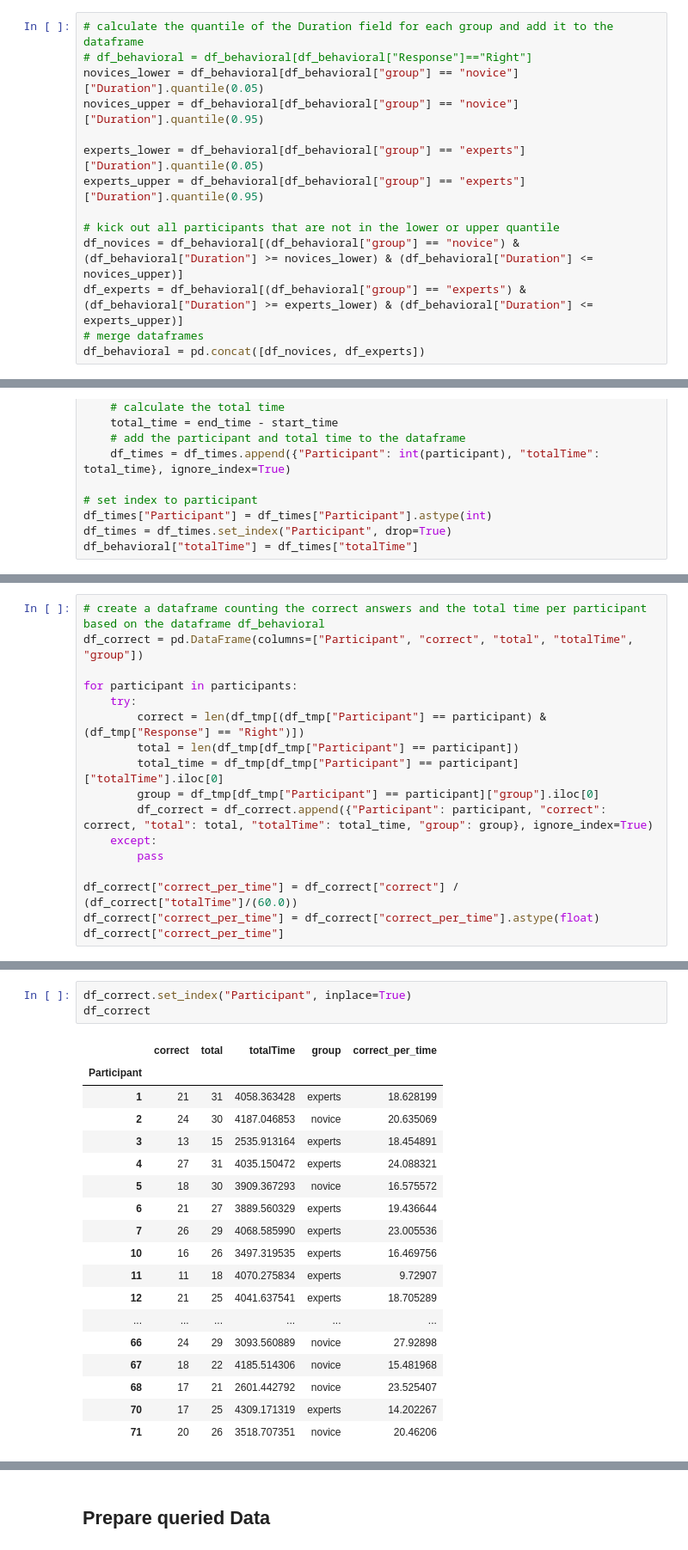
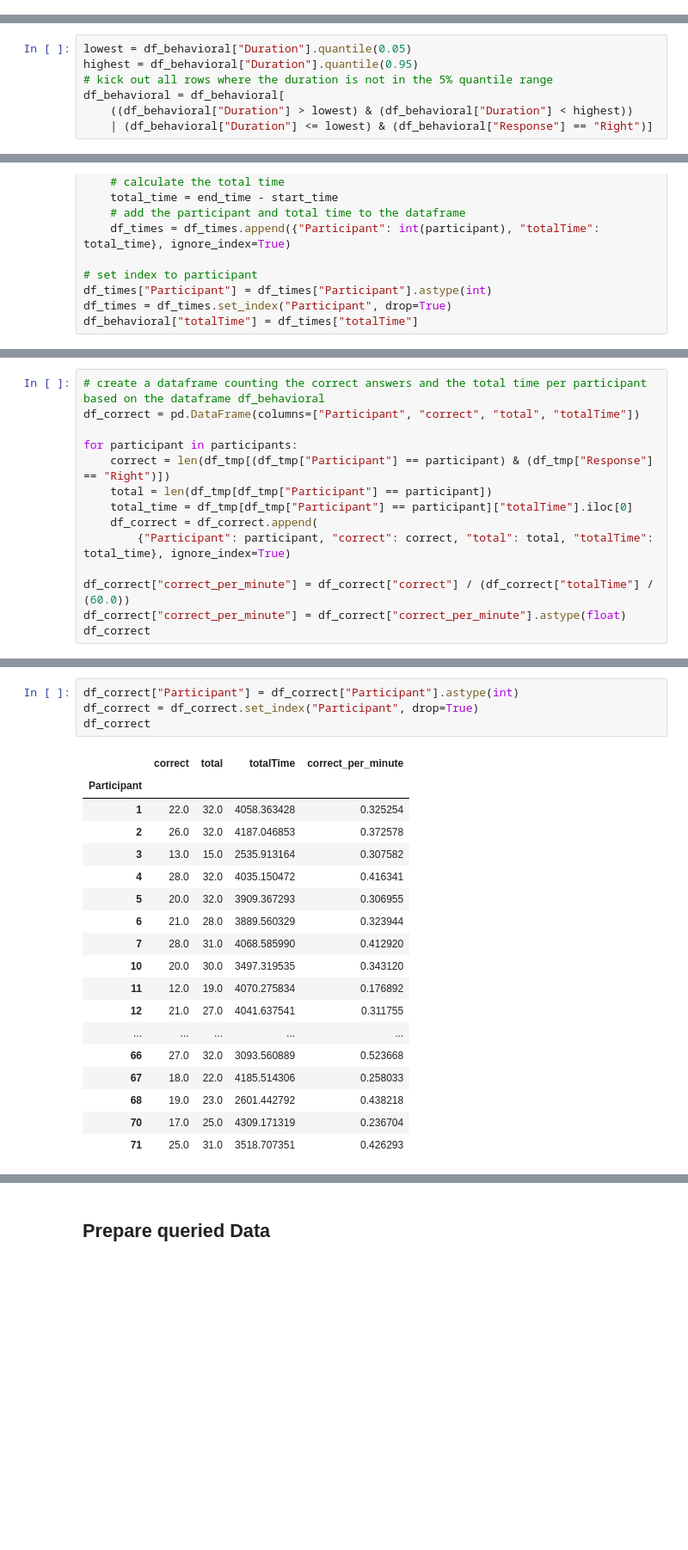
Before and after one commit to brains-on-code/NoviceVsExpert, a Jupyter notebook: dataEvaluation/scratch.ipynb, the cells around one changed output, grey strips where cells are left out. Shown: that part at 86% size. Drawn from its saved outputs; the diff is of its cells as text; blank space fills up the shorter version.

```diff
--- a/dataEvaluation/scratch.ipynb
+++ b/dataEvaluation/scratch.ipynb
@@ -180,14 +122,0 @@ Name: group, dtype: int64
-# %%
-# calculate the quantile of the Duration field for each group and add it to the dataframe
-# df_behavioral = df_behavioral[df_behavioral["Response"]=="Right"]
-novices_lower = df_behavioral[df_behavioral["group"] == "novice"]["Duration"].quantile(0.05)
-novices_upper = df_behavioral[df_behavioral["group"] == "novice"]["Duration"].quantile(0.95)
-
-experts_lower = df_behavioral[df_behavioral["group"] == "experts"]["Duration"].quantile(0.05)
-experts_upper = df_behavioral[df_behavioral["group"] == "experts"]["Duration"].quantile(0.95)
-
-# kick out all participants that are not in the lower or upper quantile
-df_novices = df_behavioral[(df_behavioral["group"] == "novice") & (df_behavioral["Duration"] >= novices_lower) & (df_behavioral["Duration"] <= novices_upper)]
-df_experts = df_behavioral[(df_behavioral["group"] == "experts") & (df_behavioral["Duration"] >= experts_lower) & (df_behavioral["Duration"] <= experts_upper)]
-# merge dataframes
-df_behavioral = pd.concat([df_novices, df_experts])
@@ -199,0 +123,7 @@ sns.lmplot(x="experience", y="Duration", data=df_behavioral, hue="group", fit_re
+# %%
+lowest = df_behavioral["Duration"].quantile(0.05)
+highest = df_behavioral["Duration"].quantile(0.95)
+# kick out all rows where the duration is not in the 5% quantile range
+df_behavioral = df_behavioral[
+    ((df_behavioral["Duration"] > lowest) & (df_behavioral["Duration"] < highest))
+    | (df_behavioral["Duration"] <= lowest) & (df_behavioral["Response"] == "Right")]
@@ -254,18 +212,15 @@ df_tmp
 # %%
 # create a dataframe counting the correct answers and the total time per participant based on the dataframe df_behavioral
-df_correct = pd.DataFrame(columns=["Participant", "correct", "total", "totalTime", "group"])
+df_correct = pd.DataFrame(columns=["Participant", "correct", "total", "totalTime"])
 
 for participant in participants:
-    try:
-        correct = len(df_tmp[(df_tmp["Participant"] == participant) & (df_tmp["Response"] == "Right")])
-        total = len(df_tmp[df_tmp["Participant"] == participant])
-        total_time = df_tmp[df_tmp["Participant"] == participant]["totalTime"].iloc[0]
-        group = df_tmp[df_tmp["Participant"] == participant]["group"].iloc[0]
-        df_correct = df_correct.append({"Participant": participant, "correct": correct, "total": total, "totalTime": total_time, "group": group}, ignore_index=True)
-    except:
-        pass
+    correct = len(df_tmp[(df_tmp["Participant"] == participant) & (df_tmp["Response"] == "Right")])
+    total = len(df_tmp[df_tmp["Participant"] == participant])
+    total_time = df_tmp[df_tmp["Participant"] == participant]["totalTime"].iloc[0]
+    df_correct = df_correct.append(
+        {"Participant": participant, "correct": correct, "total": total, "totalTime": total_time}, ignore_index=True)
 
-df_correct["correct_per_time"] = df_correct["correct"] / (df_correct["totalTime"]/(60.0))
-df_correct["correct_per_time"] = df_correct["correct_per_time"].astype(float)
-df_correct["correct_per_time"]
+df_correct["correct_per_minute"] = df_correct["correct"] / (df_correct["totalTime"] / (60.0))
+df_correct["correct_per_minute"] = df_correct["correct_per_minute"].astype(float)
+df_correct
 # %% [output]
@@ -305,22 +272,23 @@ df_correct
 # %%
-df_correct.set_index("Participant", inplace=True)
+df_correct["Participant"] = df_correct["Participant"].astype(int)
+df_correct = df_correct.set_index("Participant", drop=True)
 df_correct
 # %% [output]
-|  | correct | total | totalTime | group | correct_per_time |
-| Participant |  |  |  |  |  |
-| 1 | 21 | 31 | 4058.363428 | experts | 18.628199 |
-| 2 | 24 | 30 | 4187.046853 | novice | 20.635069 |
-| 3 | 13 | 15 | 2535.913164 | experts | 18.454891 |
-| 4 | 27 | 31 | 4035.150472 | experts | 24.088321 |
-| 5 | 18 | 30 | 3909.367293 | novice | 16.575572 |
-| 6 | 21 | 27 | 3889.560329 | experts | 19.436644 |
-| 7 | 26 | 29 | 4068.585990 | experts | 23.005536 |
-| 10 | 16 | 26 | 3497.319535 | experts | 16.469756 |
-| 11 | 11 | 18 | 4070.275834 | experts | 9.72907 |
-| 12 | 21 | 25 | 4041.637541 | experts | 18.705289 |
-| ... | ... | ... | ... | ... | ... |
-| 66 | 24 | 29 | 3093.560889 | novice | 27.92898 |
-| 67 | 18 | 22 | 4185.514306 | novice | 15.481968 |
-| 68 | 17 | 21 | 2601.442792 | novice | 23.525407 |
-| 70 | 17 | 25 | 4309.171319 | experts | 14.202267 |
-| 71 | 20 | 26 | 3518.707351 | novice | 20.46206 |
+|  | correct | total | totalTime | correct_per_minute |
+| Participant |  |  |  |  |
+| 1 | 22.0 | 32.0 | 4058.363428 | 0.325254 |
+| 2 | 26.0 | 32.0 | 4187.046853 | 0.372578 |
+| 3 | 13.0 | 15.0 | 2535.913164 | 0.307582 |
+| 4 | 28.0 | 32.0 | 4035.150472 | 0.416341 |
+| 5 | 20.0 | 32.0 | 3909.367293 | 0.306955 |
+| 6 | 21.0 | 28.0 | 3889.560329 | 0.323944 |
+| 7 | 28.0 | 31.0 | 4068.585990 | 0.412920 |
+| 10 | 20.0 | 30.0 | 3497.319535 | 0.343120 |
+| 11 | 12.0 | 19.0 | 4070.275834 | 0.176892 |
+| 12 | 21.0 | 27.0 | 4041.637541 | 0.311755 |
+| ... | ... | ... | ... | ... |
+| 66 | 27.0 | 32.0 | 3093.560889 | 0.523668 |
+| 67 | 18.0 | 22.0 | 4185.514306 | 0.258033 |
+| 68 | 19.0 | 23.0 | 2601.442792 | 0.438218 |
+| 70 | 17.0 | 25.0 | 4309.171319 | 0.236704 |
+| 71 | 25.0 | 31.0 | 3518.707351 | 0.426293 |
```
Also changed, not shown: parts of 36 cells of this notebook, 34 other files.
